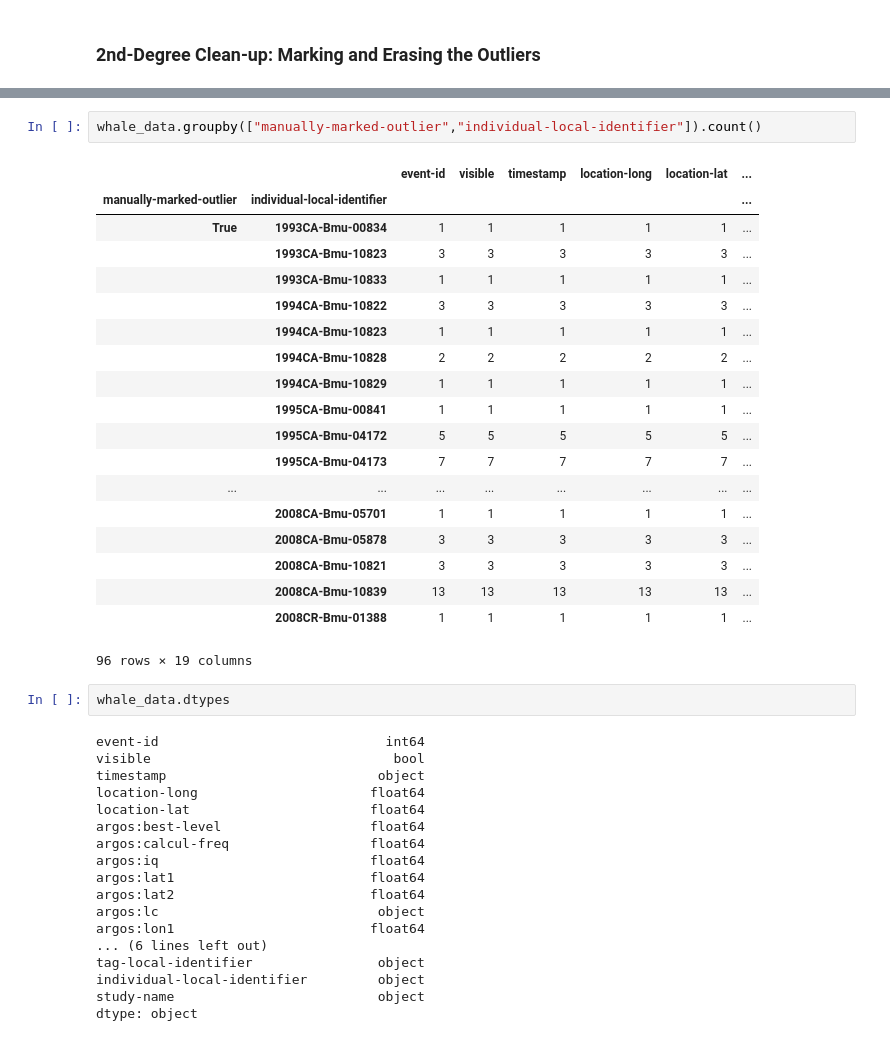
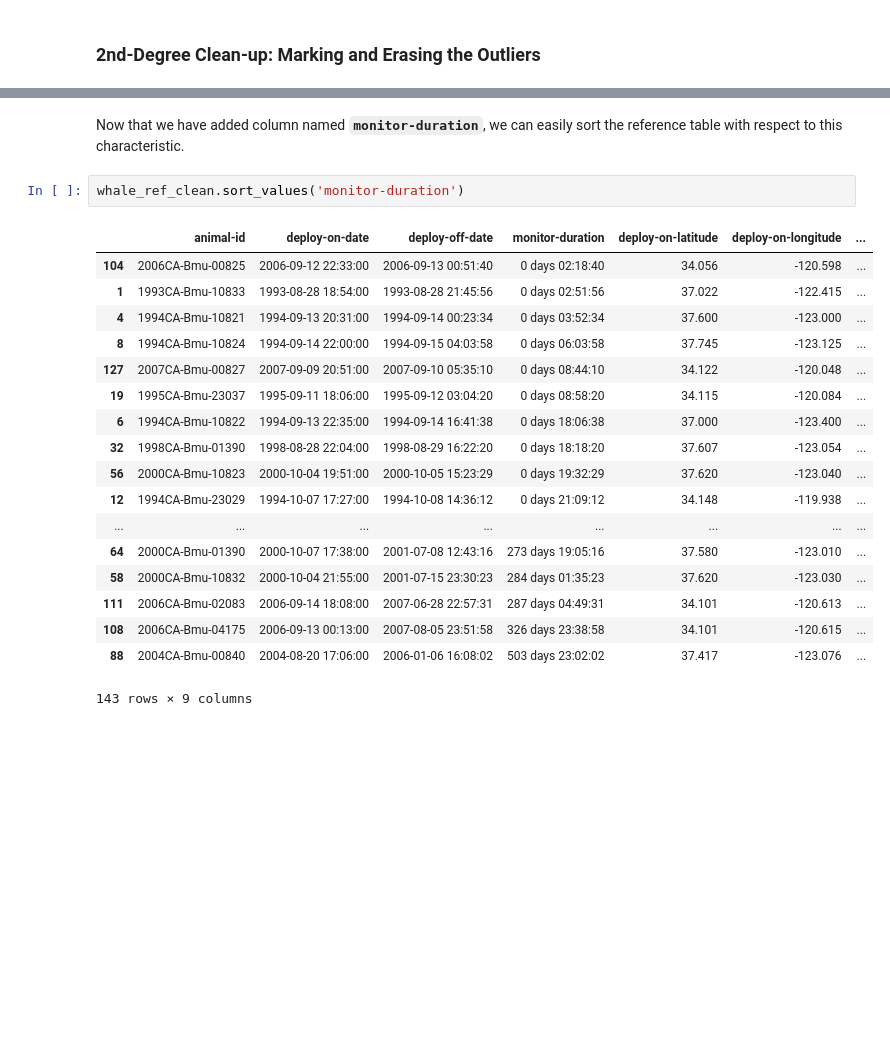
Before and after one commit to gigglypear/movebank_explore, a Jupyter notebook: code/Movebank Data Analysis Attempt.ipynb, the cells around one changed output, grey strips where cells are left out. Saved outputs shown, nothing was run; the diff lists cells and outputs as text; blank space fills up the shorter version.

```diff
--- a/code/Movebank Data Analysis Attempt.ipynb
+++ b/code/Movebank Data Analysis Attempt.ipynb
@@ -187,45 +182,26 @@ whale_ref_clean.head(3)
 | 0 | 1993CA-Bmu-10823 | 1993-08-28 18:20:00 | 1993-09-01 22:35:12 | 4 days 04:15:12 | 37.012 | -122.412 | ... |
 | 1 | 1993CA-Bmu-10833 | 1993-08-28 18:54:00 | 1993-08-28 21:45:56 | 0 days 02:51:56 | 37.022 | -122.415 | ... |
 | 2 | 1993CA-Bmu-00834 | 1993-08-29 01:13:00 | 1993-09-05 13:41:06 | 7 days 12:28:06 | 37.058 | -122.433 | ... |
-# %%
-whale_data.groupby(["manually-marked-outlier","individual-local-identifier"]).count()
-# %% [output]
-|  |  | event-id | visible | timestamp | location-long | location-lat | ... |
-| manually-marked-outlier | individual-local-identifier |  |  |  |  |  | ... |
-| True | 1993CA-Bmu-00834 | 1 | 1 | 1 | 1 | 1 | ... |
-|  | 1993CA-Bmu-10823 | 3 | 3 | 3 | 3 | 3 | ... |
-|  | 1993CA-Bmu-10833 | 1 | 1 | 1 | 1 | 1 | ... |
-|  | 1994CA-Bmu-10822 | 3 | 3 | 3 | 3 | 3 | ... |
-|  | 1994CA-Bmu-10823 | 1 | 1 | 1 | 1 | 1 | ... |
-|  | 1994CA-Bmu-10828 | 2 | 2 | 2 | 2 | 2 | ... |
-|  | 1994CA-Bmu-10829 | 1 | 1 | 1 | 1 | 1 | ... |
-|  | 1995CA-Bmu-00841 | 1 | 1 | 1 | 1 | 1 | ... |
-|  | 1995CA-Bmu-04172 | 5 | 5 | 5 | 5 | 5 | ... |
-|  | 1995CA-Bmu-04173 | 7 | 7 | 7 | 7 | 7 | ... |
-| ... | ... | ... | ... | ... | ... | ... | ... |
-|  | 2008CA-Bmu-05701 | 1 | 1 | 1 | 1 | 1 | ... |
-|  | 2008CA-Bmu-05878 | 3 | 3 | 3 | 3 | 3 | ... |
-|  | 2008CA-Bmu-10821 | 3 | 3 | 3 | 3 | 3 | ... |
-|  | 2008CA-Bmu-10839 | 13 | 13 | 13 | 13 | 13 | ... |
-|  | 2008CR-Bmu-01388 | 1 | 1 | 1 | 1 | 1 | ... |
-96 rows × 19 columns
-# %%
-whale_data.dtypes
-# %% [output]
-event-id                             int64
-visible                               bool
-timestamp                           object
-location-long                      float64
-location-lat                       float64
-argos:best-level                   float64
-argos:calcul-freq                  float64
-argos:iq                           float64
-argos:lat1                         float64
-argos:lat2                         float64
-argos:lc                            object
-argos:lon1                         float64
-... (6 lines left out)
-tag-local-identifier                object
-individual-local-identifier         object
-study-name                          object
-dtype: object
+# %% [markdown]
+Now that we have added column named __`monitor-duration`__, we can easily sort the reference table with respect to this characteristic.
+# %%
+whale_ref_clean.sort_values('monitor-duration')
+# %% [output]
+|  | animal-id | deploy-on-date | deploy-off-date | monitor-duration | deploy-on-latitude | deploy-on-longitude | ... |
+| 104 | 2006CA-Bmu-00825 | 2006-09-12 22:33:00 | 2006-09-13 00:51:40 | 0 days 02:18:40 | 34.056 | -120.598 | ... |
+| 1 | 1993CA-Bmu-10833 | 1993-08-28 18:54:00 | 1993-08-28 21:45:56 | 0 days 02:51:56 | 37.022 | -122.415 | ... |
+| 4 | 1994CA-Bmu-10821 | 1994-09-13 20:31:00 | 1994-09-14 00:23:34 | 0 days 03:52:34 | 37.600 | -123.000 | ... |
+| 8 | 1994CA-Bmu-10824 | 1994-09-14 22:00:00 | 1994-09-15 04:03:58 | 0 days 06:03:58 | 37.745 | -123.125 | ... |
+| 127 | 2007CA-Bmu-00827 | 2007-09-09 20:51:00 | 2007-09-10 05:35:10 | 0 days 08:44:10 | 34.122 | -120.048 | ... |
+| 19 | 1995CA-Bmu-23037 | 1995-09-11 18:06:00 | 1995-09-12 03:04:20 | 0 days 08:58:20 | 34.115 | -120.084 | ... |
+| 6 | 1994CA-Bmu-10822 | 1994-09-13 22:35:00 | 1994-09-14 16:41:38 | 0 days 18:06:38 | 37.000 | -123.400 | ... |
+| 32 | 1998CA-Bmu-01390 | 1998-08-28 22:04:00 | 1998-08-29 16:22:20 | 0 days 18:18:20 | 37.607 | -123.054 | ... |
+| 56 | 2000CA-Bmu-10823 | 2000-10-04 19:51:00 | 2000-10-05 15:23:29 | 0 days 19:32:29 | 37.620 | -123.040 | ... |
+| 12 | 1994CA-Bmu-23029 | 1994-10-07 17:27:00 | 1994-10-08 14:36:12 | 0 days 21:09:12 | 34.148 | -119.938 | ... |
+| ... | ... | ... | ... | ... | ... | ... | ... |
+| 64 | 2000CA-Bmu-01390 | 2000-10-07 17:38:00 | 2001-07-08 12:43:16 | 273 days 19:05:16 | 37.580 | -123.010 | ... |
+| 58 | 2000CA-Bmu-10832 | 2000-10-04 21:55:00 | 2001-07-15 23:30:23 | 284 days 01:35:23 | 37.620 | -123.030 | ... |
+| 111 | 2006CA-Bmu-02083 | 2006-09-14 18:08:00 | 2007-06-28 22:57:31 | 287 days 04:49:31 | 34.101 | -120.613 | ... |
+| 108 | 2006CA-Bmu-04175 | 2006-09-13 00:13:00 | 2007-08-05 23:51:58 | 326 days 23:38:58 | 34.101 | -120.615 | ... |
+| 88 | 2004CA-Bmu-00840 | 2004-08-20 17:06:00 | 2006-01-06 16:08:02 | 503 days 23:02:02 | 37.417 | -123.076 | ... |
+143 rows × 9 columns
```
Also changed, not shown: parts of 11 cells of this notebook.
